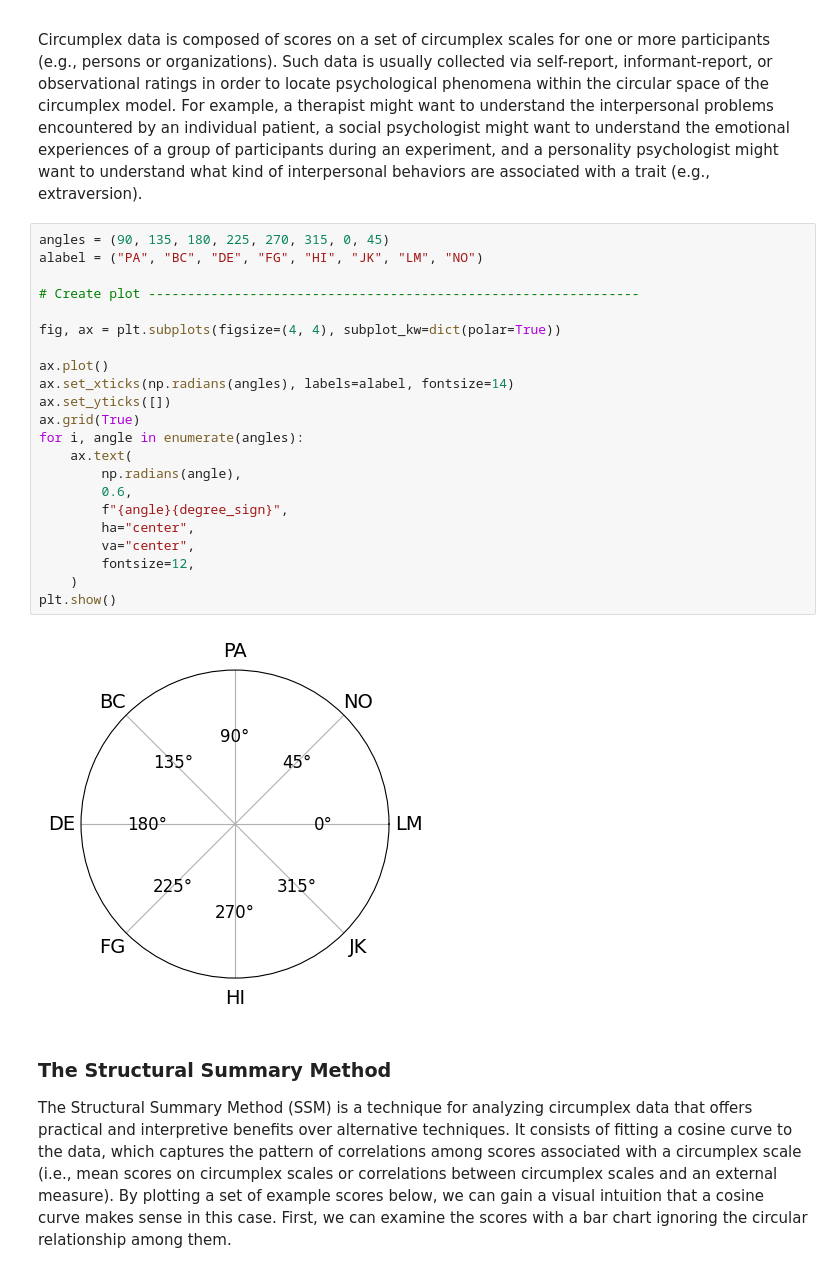
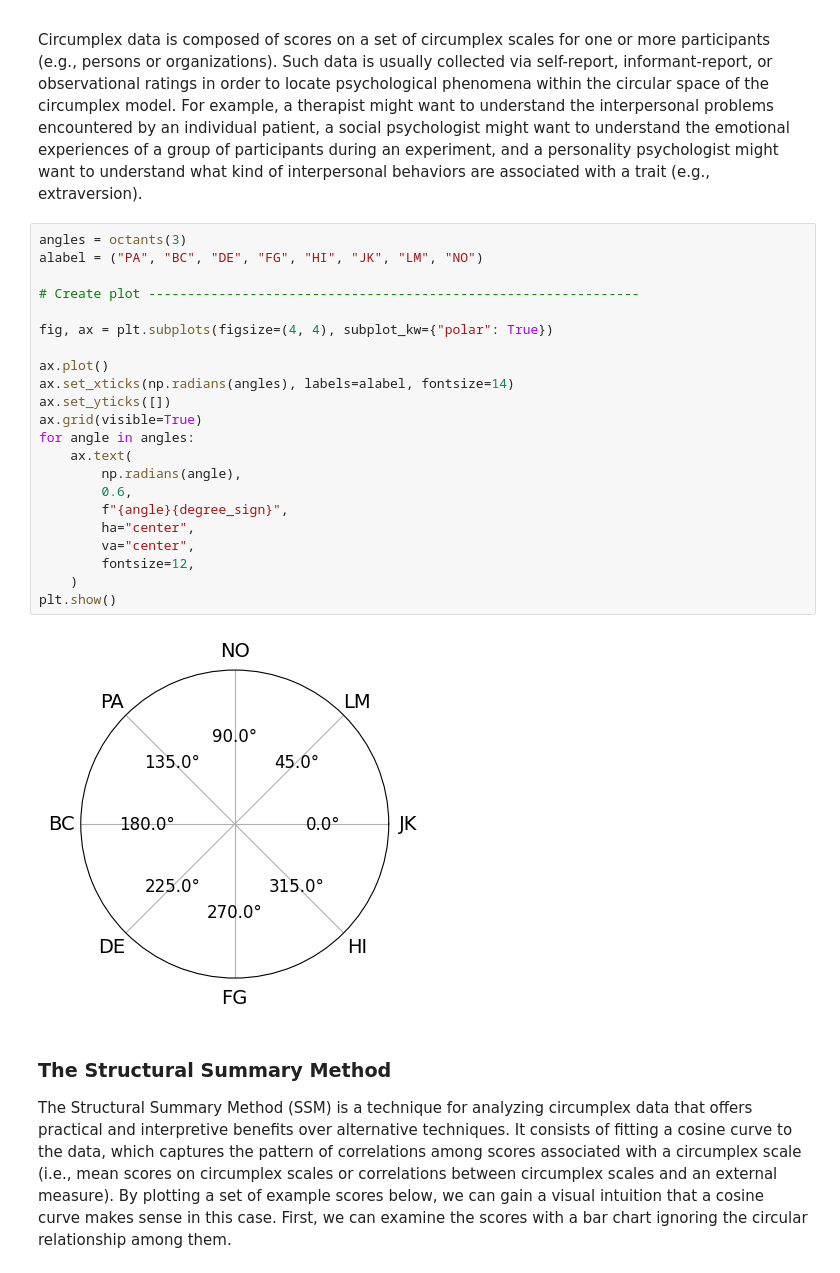
Before and after one commit to MitchellAcoustics/circumplex, a Jupyter notebook: docs/tutorials/Intro_to_SSM_Analysis.ipynb, the cells around one changed output. Drawn from its saved outputs; the diff is of its cells as text.

```diff
--- a/docs/tutorials/Intro_to_SSM_Analysis.ipynb
+++ b/docs/tutorials/Intro_to_SSM_Analysis.ipynb
@@ -23,29 +24,29 @@ Circumplex scales contain multiple subscales that attempt to measure different b
 
 Circumplex data is composed of scores on a set of circumplex scales for one or more participants (e.g., persons or organizations). Such data is usually collected via self-report, informant-report, or observational ratings in order to locate psychological phenomena within the circular space of the circumplex model. For example, a therapist might want to understand the interpersonal problems encountered by an individual patient, a social psychologist might want to understand the emotional experiences of a group of participants during an experiment, and a personality psychologist might want to understand what kind of interpersonal behaviors are associated with a trait (e.g., extraversion).
 # %%
-angles = (90, 135, 180, 225, 270, 315, 0, 45)
+angles = octants(3)
 alabel = ("PA", "BC", "DE", "FG", "HI", "JK", "LM", "NO")
 
 # Create plot ---------------------------------------------------------------
 
-fig, ax = plt.subplots(figsize=(4, 4), subplot_kw=dict(polar=True))
+fig, ax = plt.subplots(figsize=(4, 4), subplot_kw={"polar": True})
 
 ax.plot()
 ax.set_xticks(np.radians(angles), labels=alabel, fontsize=14)
 ax.set_yticks([])
-ax.grid(True)
-for i, angle in enumerate(angles):
+ax.grid(visible=True)
+for angle in angles:
     ax.text(
         np.radians(angle),
         0.6,
         f"{angle}{degree_sign}",
         ha="center",
         va="center",
         fontsize=12,
     )
 plt.show()
 # %% [output]
-[figure, old version]
+[figure, new version]
 # %% [markdown]
 ### The Structural Summary Method
 
```
Also changed, not shown: parts of 15 cells of this notebook, 6 other files.
